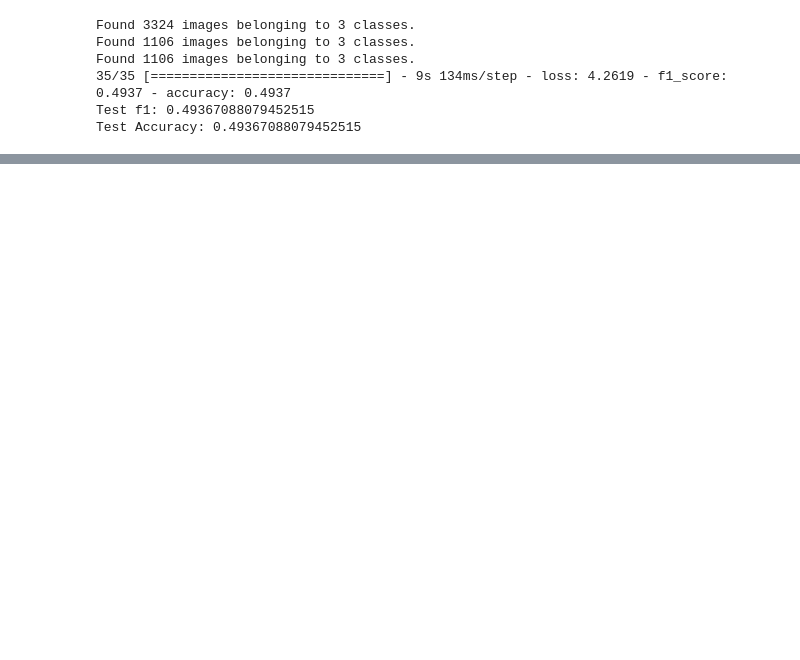
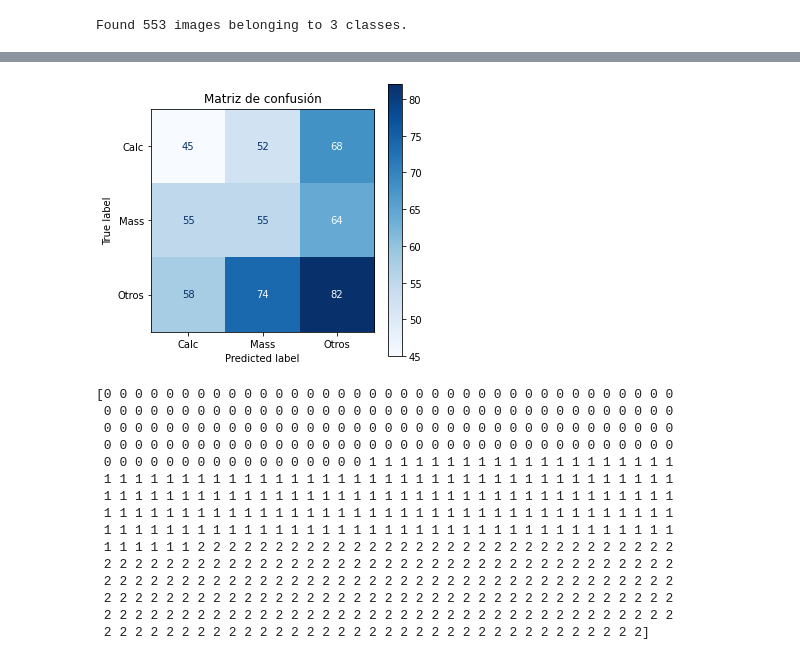
Before and after one commit to KoNGoL/tfm_breast_cancer_detection, a Jupyter notebook: DenseNet.ipynb, the cells around one changed output, grey strips where cells are left out. Cells and saved outputs as stored; diff of their text form; code cells hidden in the pictures; blank space fills up the shorter version.

```diff
--- a/DenseNet.ipynb
+++ b/DenseNet.ipynb
@@ -259,25 +278,41 @@ for opt in optimizers:
 # %%
-model4, train_generator, validation_generator = create_DenseNet("", '/content/Fold0', "", Adagrad(learning_rate=0.01))
-model4.load_weights('/content/drive/MyDrive/TFM/DenseNet_models/model_DenseNet_hyper/model_DenseNet_Adagrad_0.01_best.hdf5')
+# model3, train_generator, validation_generator = create_DenseNet("", '/content/Fold0', "", Adagrad(learning_rate=0.01))
+# model3.load_weights('/content/drive/MyDrive/TFM/DenseNet_models/model_DenseNet_hyper/model_DenseNet_Adam_0.0001_best.hdf5')
 
-model4.compile(loss="categorical_crossentropy",
-              optimizer=Adagrad(learning_rate=0.01),
-              metrics=[tfa.metrics.F1Score(num_classes=3, average='micro'), 'accuracy'])
+# model3.compile(loss="categorical_crossentropy",
+#               optimizer=Adagrad(learning_rate=0.01),
+#               metrics=[tfa.metrics.F1Score(num_classes=3, average='micro'), 'accuracy'])
 
 
 test_datagen  = ImageDataGenerator(rescale=1./255)
-test_generator =  test_datagen.flow_from_directory('/content/Fold0/Valid',
+test_generator =  test_datagen.flow_from_directory('/content/Fold0/Test',
                                                           batch_size=32,
                                                           class_mode  = 'categorical',
                                                           target_size = (224, 224), shuffle=False)
 
-test_lost, test_f1, test_acc = model4.evaluate(test_generator)
-print ("Test f1:", test_f1)
-print ("Test Accuracy:", test_acc)
+# test_lost, test_f1, test_acc = model4.evaluate(test_generator)
+# print ("Test f1:", test_f1)
+# print ("Test Accuracy:", test_acc)
 # %% [output]
-Found 3324 images belonging to 3 classes.
-Found 1106 images belonging to 3 classes.
-Found 1106 images belonging to 3 classes.
-35/35 [==============================] - 9s 134ms/step - loss: 4.2619 - f1_score: 0.4937 - accuracy: 0.4937
-Test f1: 0.49367088079452515
-Test Accuracy: 0.49367088079452515
+Found 553 images belonging to 3 classes.
+# %%
+# validation_datagen2  = ImageDataGenerator(rescale=1./255)
+# validation_generator2 =  validation_datagen2.flow_from_directory('/content/Fold0/Valid',
+#                                                         batch_size=32,
+#                                                         class_mode  = 'categorical',
+#                                                         target_size = (224, 224))
+predict = model3.predict(test_generator)
+y_pred = np.rint(predict)
+y_true = test_generator.classes
+pred2 = []
+for p in y_pred:
+  pred2.append(np.argmax(p))
+
+matrix = confusion_matrix(y_true, pred2)
+fig, ax = plt.subplots(figsize=(5, 5))
+disp = ConfusionMatrixDisplay(confusion_matrix=matrix, display_labels=['Calc', 'Mass', 'Otros'])
+disp.plot(cmap=plt.cm.Blues, ax=ax)
+plt.title("Matriz de confusión")
+plt.show()
+print(y_true)
+# %% [output]
@@ -283,0 +320,16 @@ Test Accuracy: 0.49367088079452515
+[figure, added]
+[0 0 0 0 0 0 0 0 0 0 0 0 0 0 0 0 0 0 0 0 0 0 0 0 0 0 0 0 0 0 0 0 0 0 0 0 0
+ 0 0 0 0 0 0 0 0 0 0 0 0 0 0 0 0 0 0 0 0 0 0 0 0 0 0 0 0 0 0 0 0 0 0 0 0 0
+ 0 0 0 0 0 0 0 0 0 0 0 0 0 0 0 0 0 0 0 0 0 0 0 0 0 0 0 0 0 0 0 0 0 0 0 0 0
+ 0 0 0 0 0 0 0 0 0 0 0 0 0 0 0 0 0 0 0 0 0 0 0 0 0 0 0 0 0 0 0 0 0 0 0 0 0
+ 0 0 0 0 0 0 0 0 0 0 0 0 0 0 0 0 0 1 1 1 1 1 1 1 1 1 1 1 1 1 1 1 1 1 1 1 1
+ 1 1 1 1 1 1 1 1 1 1 1 1 1 1 1 1 1 1 1 1 1 1 1 1 1 1 1 1 1 1 1 1 1 1 1 1 1
+ 1 1 1 1 1 1 1 1 1 1 1 1 1 1 1 1 1 1 1 1 1 1 1 1 1 1 1 1 1 1 1 1 1 1 1 1 1
+ 1 1 1 1 1 1 1 1 1 1 1 1 1 1 1 1 1 1 1 1 1 1 1 1 1 1 1 1 1 1 1 1 1 1 1 1 1
+ 1 1 1 1 1 1 1 1 1 1 1 1 1 1 1 1 1 1 1 1 1 1 1 1 1 1 1 1 1 1 1 1 1 1 1 1 1
+ 1 1 1 1 1 1 2 2 2 2 2 2 2 2 2 2 2 2 2 2 2 2 2 2 2 2 2 2 2 2 2 2 2 2 2 2 2
+ 2 2 2 2 2 2 2 2 2 2 2 2 2 2 2 2 2 2 2 2 2 2 2 2 2 2 2 2 2 2 2 2 2 2 2 2 2
+ 2 2 2 2 2 2 2 2 2 2 2 2 2 2 2 2 2 2 2 2 2 2 2 2 2 2 2 2 2 2 2 2 2 2 2 2 2
+ 2 2 2 2 2 2 2 2 2 2 2 2 2 2 2 2 2 2 2 2 2 2 2 2 2 2 2 2 2 2 2 2 2 2 2 2 2
+ 2 2 2 2 2 2 2 2 2 2 2 2 2 2 2 2 2 2 2 2 2 2 2 2 2 2 2 2 2 2 2 2 2 2 2 2 2
+ 2 2 2 2 2 2 2 2 2 2 2 2 2 2 2 2 2 2 2 2 2 2 2 2 2 2 2 2 2 2 2 2 2 2 2]
```
Also changed, not shown: parts of 6 cells of this notebook.
